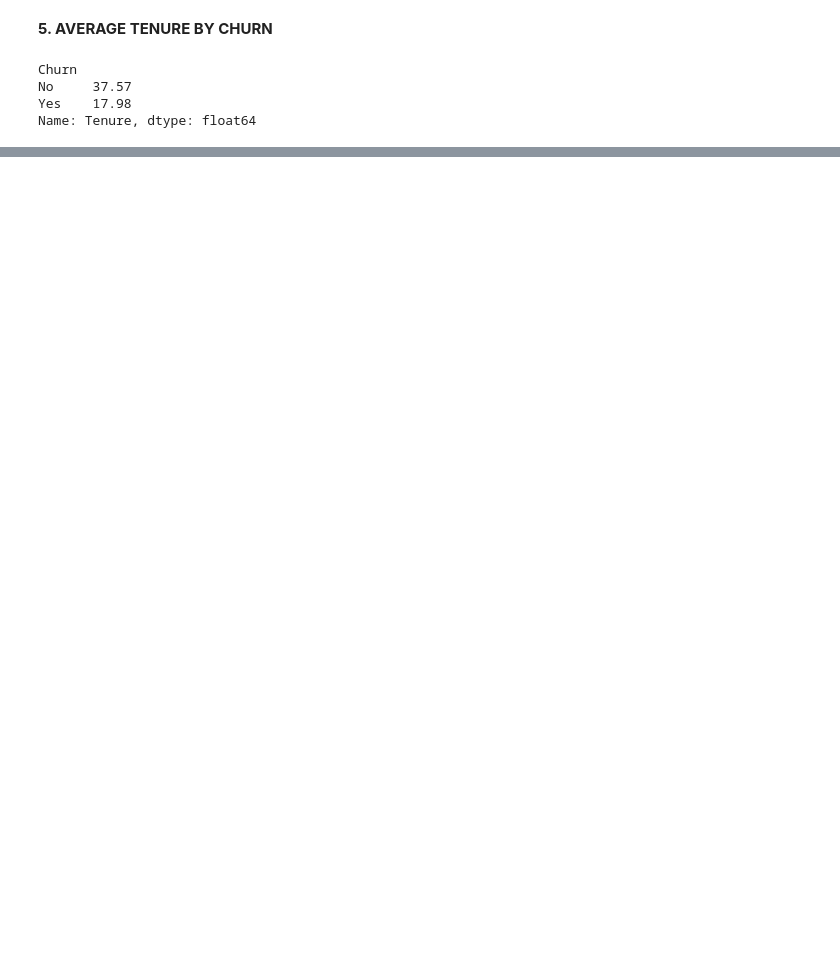
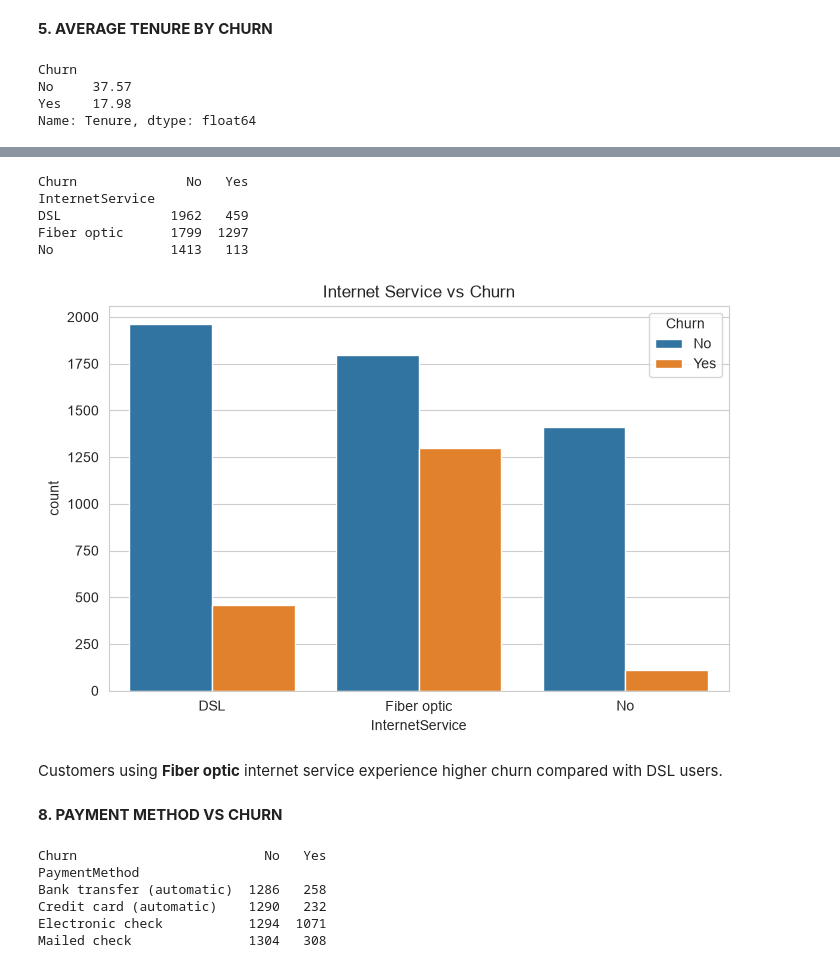
Before and after one commit to AbhijithAJ3/customer-churn-ltv, a Jupyter notebook: notebooks/02_eda.ipynb, the cells around one changed output, grey strips where cells are left out. Drawn from its saved outputs; the diff is of its cells as text; code cells hidden in the pictures; blank space fills up the shorter version.

```diff
--- a/notebooks/02_eda.ipynb
+++ b/notebooks/02_eda.ipynb
@@ -99,0 +137,29 @@ plt.show()
+# %%
+internet_churn = pd.crosstab(df['InternetService'], df['Churn'])
+print(internet_churn)
+# %% [output]
+Churn              No   Yes
+InternetService
+DSL              1962   459
+Fiber optic      1799  1297
+No               1413   113
+# %%
+sns.countplot(data=df, x='InternetService', hue='Churn')
+plt.title('Internet Service vs Churn')
+plt.show()
+# %% [output]
+[figure, added]
+# %% [markdown]
+Customers using **Fiber optic** internet service experience higher churn compared with DSL users.
+# %% [markdown]
+**8. PAYMENT METHOD VS CHURN**
+# %%
+payment_churn = pd.crosstab(df['PaymentMethod'], df['Churn'])
+print(payment_churn)
+# %% [output]
+Churn                        No   Yes
+PaymentMethod
+Bank transfer (automatic)  1286   258
+Credit card (automatic)    1290   232
+Electronic check           1294  1071
+Mailed check               1304   308
```
Also changed, not shown: parts of 26 cells of this notebook.
